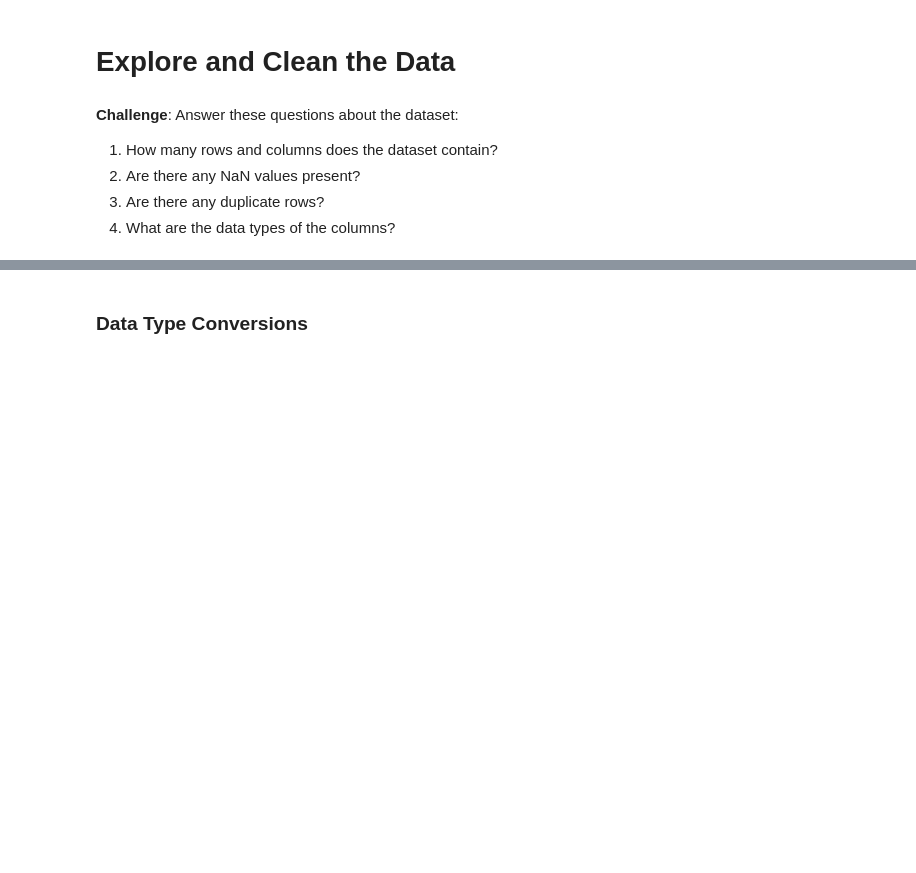
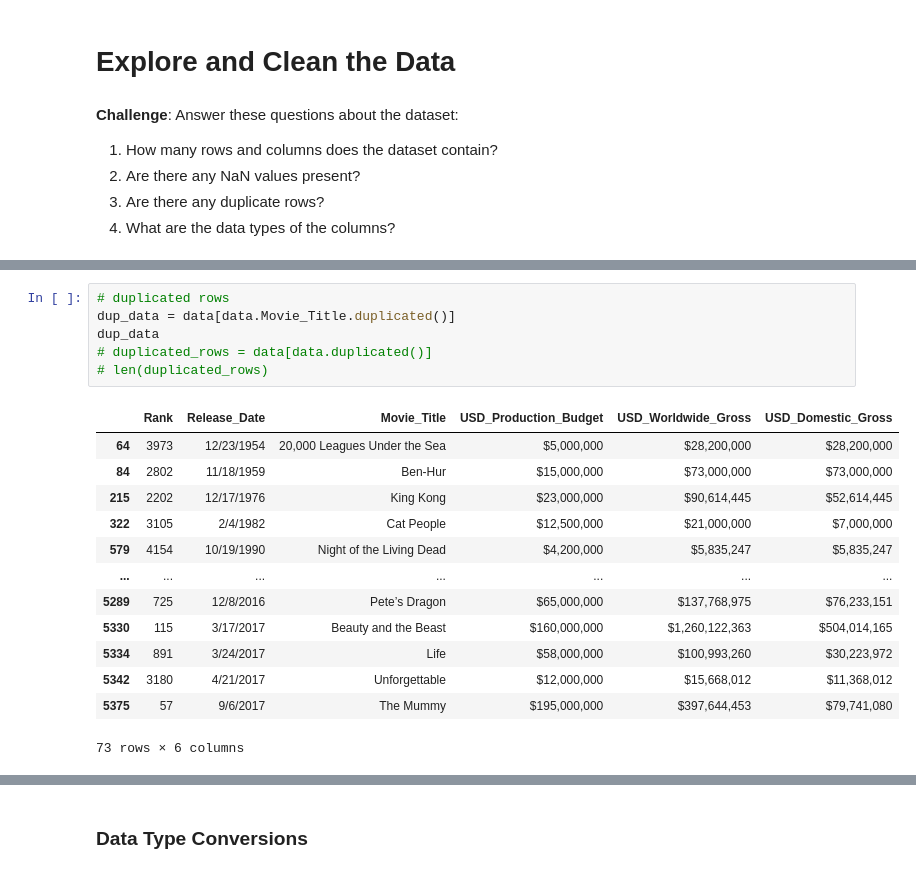
Before and after one commit to tbk81/100-DAYS-OF-CODE-PY, a Jupyter notebook: 78-film-budget-revenue/Seaborn_and_Linear_Regression.ipynb, the cells around one changed output, grey strips where cells are left out. Cells and saved outputs as stored; diff of their text form; blank space fills up the shorter version.

Commit message:
d78 - movie budget vs revenue

```diff
--- a/78-film-budget-revenue/Seaborn_and_Linear_Regression.ipynb
+++ b/78-film-budget-revenue/Seaborn_and_Linear_Regression.ipynb
@@ -30,0 +47,20 @@ data = pd.read_csv('data/cost_revenue_dirty.csv')
+# %%
+# duplicated rows
+dup_data = data[data.Movie_Title.duplicated()]
+dup_data
+# duplicated_rows = data[data.duplicated()]
+# len(duplicated_rows)
+# %% [output]
+|  | Rank | Release_Date | Movie_Title | USD_Production_Budget | USD_Worldwide_Gross | USD_Domestic_Gross |
+| 64 | 3973 | 12/23/1954 | 20,000 Leagues Under the Sea | $5,000,000 | $28,200,000 | $28,200,000 |
+| 84 | 2802 | 11/18/1959 | Ben-Hur | $15,000,000 | $73,000,000 | $73,000,000 |
+| 215 | 2202 | 12/17/1976 | King Kong | $23,000,000 | $90,614,445 | $52,614,445 |
+| 322 | 3105 | 2/4/1982 | Cat People | $12,500,000 | $21,000,000 | $7,000,000 |
+| 579 | 4154 | 10/19/1990 | Night of the Living Dead | $4,200,000 | $5,835,247 | $5,835,247 |
+| ... | ... | ... | ... | ... | ... | ... |
+| 5289 | 725 | 12/8/2016 | Pete’s Dragon | $65,000,000 | $137,768,975 | $76,233,151 |
+| 5330 | 115 | 3/17/2017 | Beauty and the Beast | $160,000,000 | $1,260,122,363 | $504,014,165 |
+| 5334 | 891 | 3/24/2017 | Life | $58,000,000 | $100,993,260 | $30,223,972 |
+| 5342 | 3180 | 4/21/2017 | Unforgettable | $12,000,000 | $15,668,012 | $11,368,012 |
+| 5375 | 57 | 9/6/2017 | The Mummy | $195,000,000 | $397,644,453 | $79,741,080 |
+73 rows × 6 columns
```
Also changed, not shown: parts of 19 cells of this notebook.
